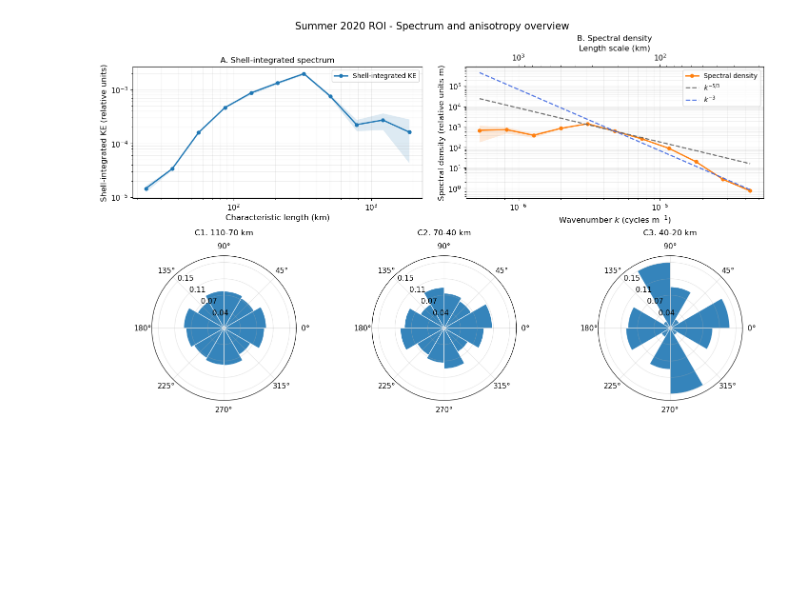
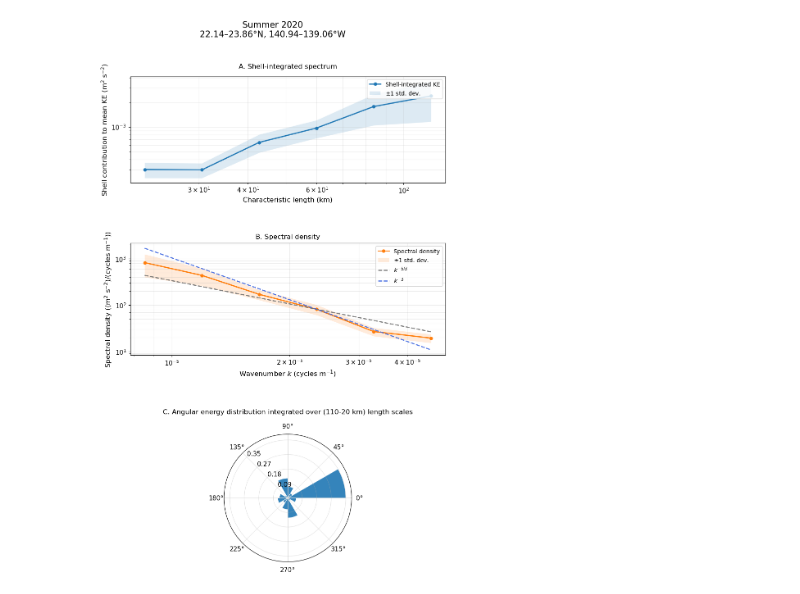
Before and after one commit to Jelle-Gortemaker/Thesis, a Jupyter notebook: OGCM/notebooks/Calculate_EDS.ipynb, the cells around one changed output. Saved outputs shown, nothing was run; the diff lists cells and outputs as text; code cells hidden in the pictures; blank space fills up the shorter version.

```diff
--- a/OGCM/notebooks/Calculate_EDS.ipynb
+++ b/OGCM/notebooks/Calculate_EDS.ipynb
@@ -771,29 +10,33 @@ def plot_EDS_seasonal(
 # %%
 filepath = "../data/GPGP_aug2020.nc"
 
-# lat_s, lat_n = 22.14, 23.86
-# lon_w, lon_e = -140.94, -139.06
-lat_s, lat_n = 20.0, 45.0 # whole GPGP
-lon_w, lon_e = -155.0, -130.0 # whole GPGP
+lat_s, lat_n = 22.14, 23.86
+lon_w, lon_e = -140.94, -139.06
+# lat_s, lat_n = 20.0, 45.0 # whole GPGP
+# lon_w, lon_e = -155.0, -130.0 # whole GPGP
 
 box = [lon_w, lon_e, lat_s, lat_n]
 
 
-eds = calculate_EDS(
+eds = oa.calculate_EDS(
     filepath=filepath,
     target_box=box,
     initialized_velocity=False,
     max_wavelength_km=None,
-    n_bins=12,
+    n_bins=8,
     remove_mean=True,
     temporal_window_days=1,
     temporal_skip_days=1,
     temporal_stride_days=2,
     min_modes_per_bin=3,
-    rose_scale_bands_km=[(110, 70), (70, 40), (40, 20)],
+    rose_scale_bands_km=[(110, 20)],
     rose_n_angle_bins=12,
 )
 
-plot_eds_overview(eds, title="Summer 2020 ROI - Spectrum and anisotropy overview")
+oa.plot_eds_overview(
+    eds,
+    title="Summer 2020",
+    target_box=box,
+)
 # %% [output]
-[figure, old version]
+[figure, new version]
```
Also changed, not shown: parts of 4 cells of this notebook, 13 other files.
